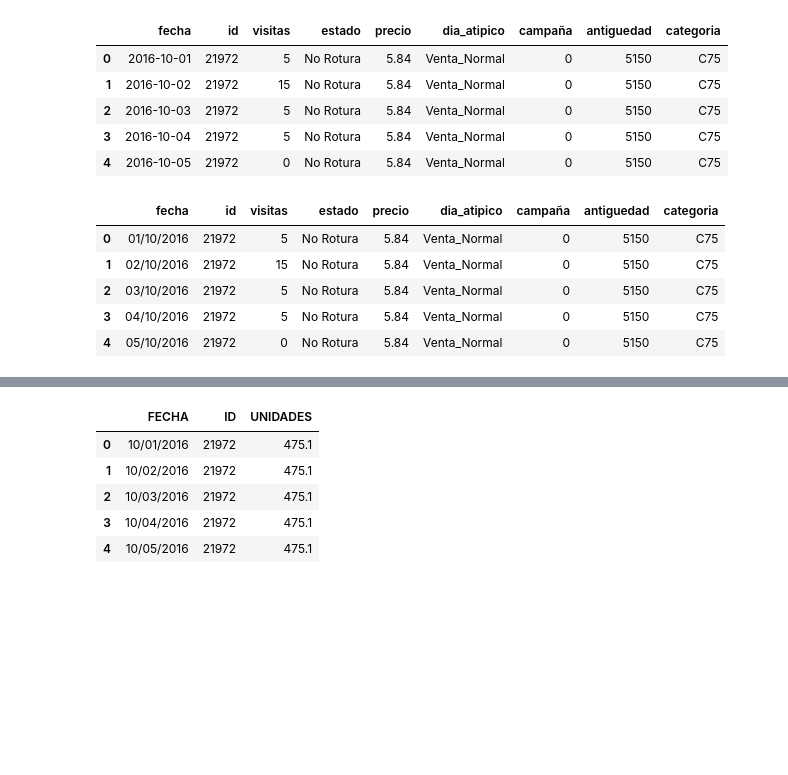
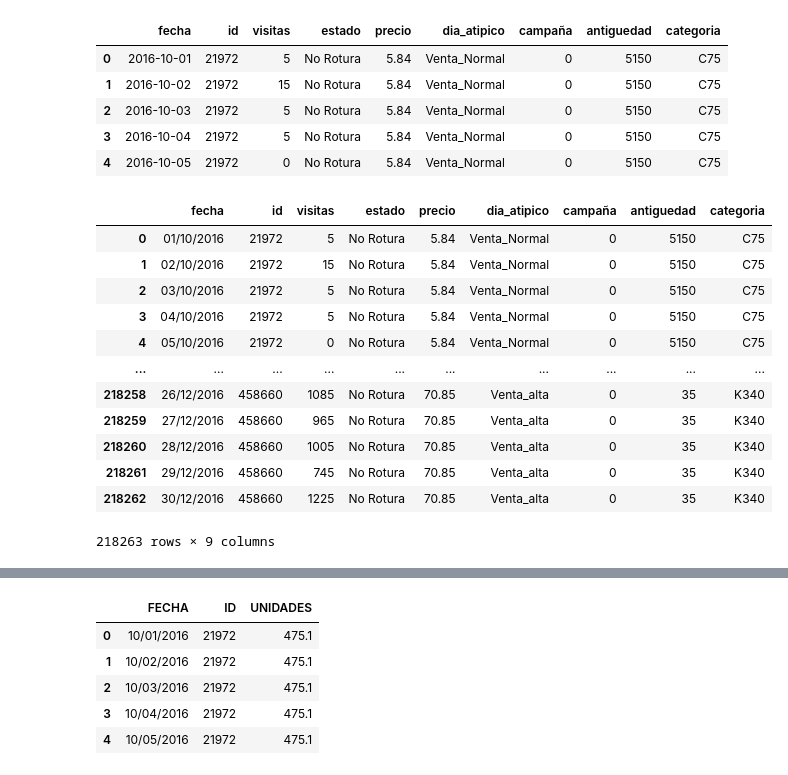
Before and after one commit to UOC-Data-Miners/Cajamar-2021, a Jupyter notebook: Cajamar.ipynb, the cells around one changed output, grey strips where cells are left out. Drawn from its saved outputs; the diff is of its cells as text; code cells hidden in the pictures; blank space fills up the shorter version.

```diff
--- a/Cajamar.ipynb
+++ b/Cajamar.ipynb
@@ -656,14 +647,21 @@ data_estimar.head()
 # %%
 df_results = transform(data_estimar)
 # %%
-df_results = df_results[[""]]
+df_results
 # %% [output]
 |  | fecha | id | visitas | estado | precio | dia_atipico | campaña | antiguedad | categoria |
 | 0 | 01/10/2016 | 21972 | 5 | No Rotura | 5.84 | Venta_Normal | 0 | 5150 | C75 |
 | 1 | 02/10/2016 | 21972 | 15 | No Rotura | 5.84 | Venta_Normal | 0 | 5150 | C75 |
 | 2 | 03/10/2016 | 21972 | 5 | No Rotura | 5.84 | Venta_Normal | 0 | 5150 | C75 |
 | 3 | 04/10/2016 | 21972 | 5 | No Rotura | 5.84 | Venta_Normal | 0 | 5150 | C75 |
 | 4 | 05/10/2016 | 21972 | 0 | No Rotura | 5.84 | Venta_Normal | 0 | 5150 | C75 |
+| ... | ... | ... | ... | ... | ... | ... | ... | ... | ... |
+| 218258 | 26/12/2016 | 458660 | 1085 | No Rotura | 70.85 | Venta_alta | 0 | 35 | K340 |
+| 218259 | 27/12/2016 | 458660 | 965 | No Rotura | 70.85 | Venta_alta | 0 | 35 | K340 |
+| 218260 | 28/12/2016 | 458660 | 1005 | No Rotura | 70.85 | Venta_alta | 0 | 35 | K340 |
+| 218261 | 29/12/2016 | 458660 | 745 | No Rotura | 70.85 | Venta_alta | 0 | 35 | K340 |
+| 218262 | 30/12/2016 | 458660 | 1225 | No Rotura | 70.85 | Venta_alta | 0 | 35 | K340 |
+218263 rows × 9 columns
 # %%
 df_results["UNIDADES"] = predictions
 df_results["FECHA"] = df_results['fecha']
```
Also changed, not shown: parts of 33 cells of this notebook.
